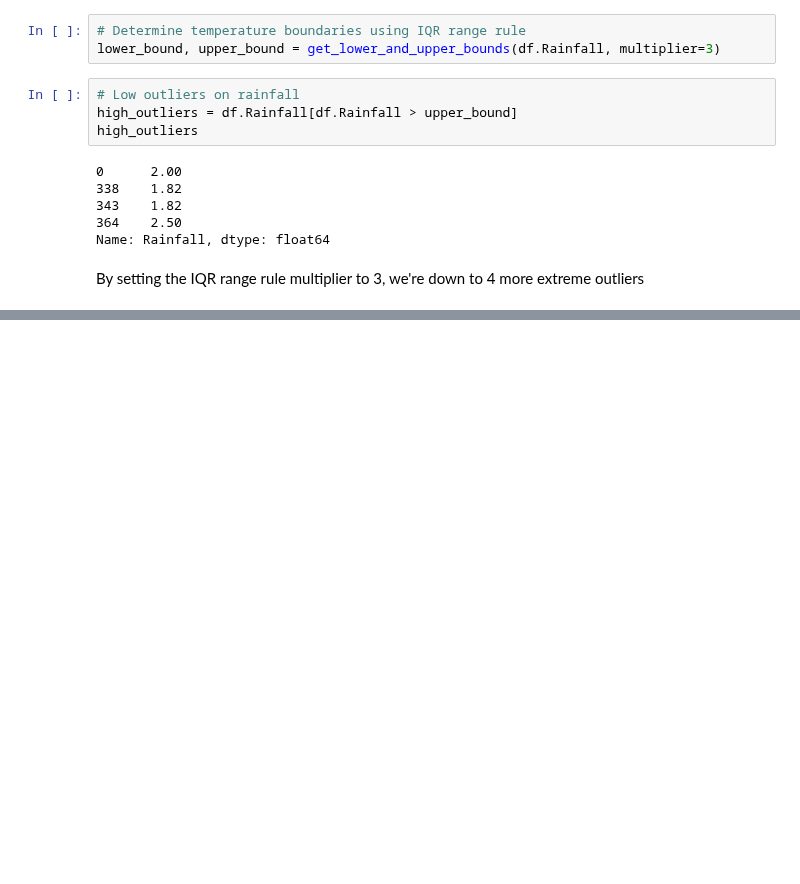
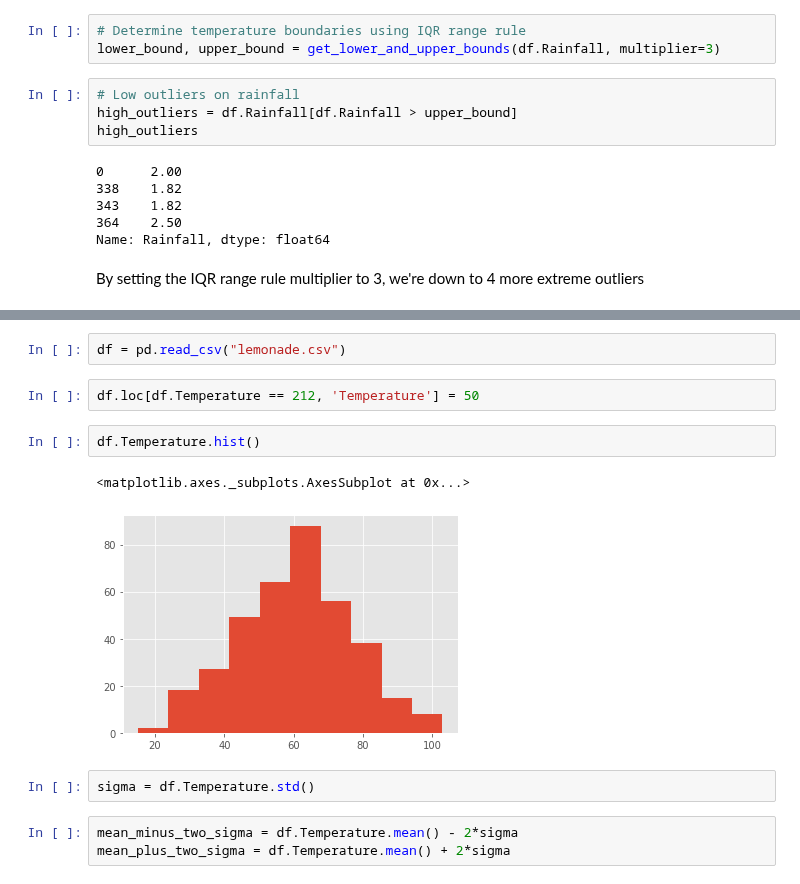
Before and after one commit to CodeupClassroom/bayes-methodologies-exercises, a Jupyter notebook: anomaly_detection/continuous_probabilistic_methods.ipynb, the cells around one changed output, grey strips where cells are left out. Drawn from its saved outputs; the diff is of its cells as text; blank space fills up the shorter version.

```diff
--- a/anomaly_detection/continuous_probabilistic_methods.ipynb
+++ b/anomaly_detection/continuous_probabilistic_methods.ipynb
@@ -195,0 +233,14 @@ By setting the IQR range rule multiplier to 3, we're down to 4 more extreme outl
+# %%
+df = pd.read_csv("lemonade.csv")
+# %%
+df.loc[df.Temperature == 212, 'Temperature'] = 50
+# %%
+df.Temperature.hist()
+# %% [output]
+<matplotlib.axes._subplots.AxesSubplot at 0x...>
+[figure, added]
+# %%
+sigma = df.Temperature.std()
+# %%
+mean_minus_two_sigma = df.Temperature.mean() - 2*sigma
+mean_plus_two_sigma = df.Temperature.mean() + 2*sigma
```
Also changed, not shown: parts of 15 cells of this notebook.
